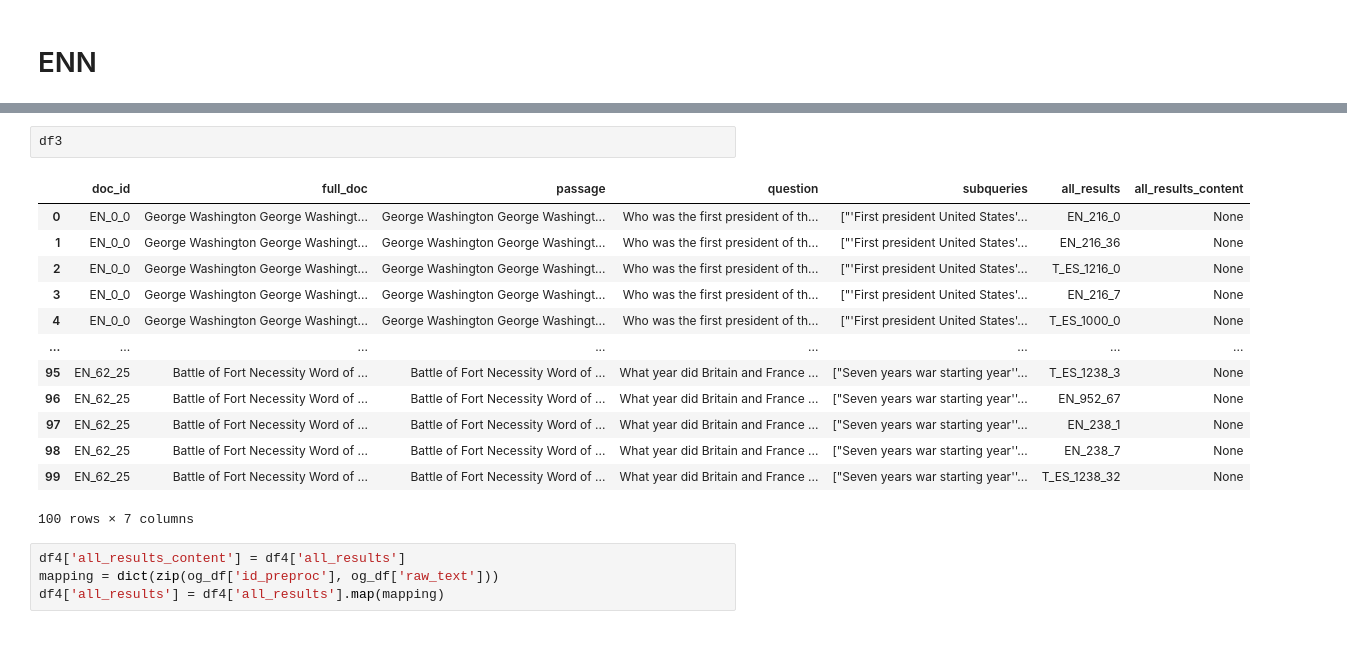
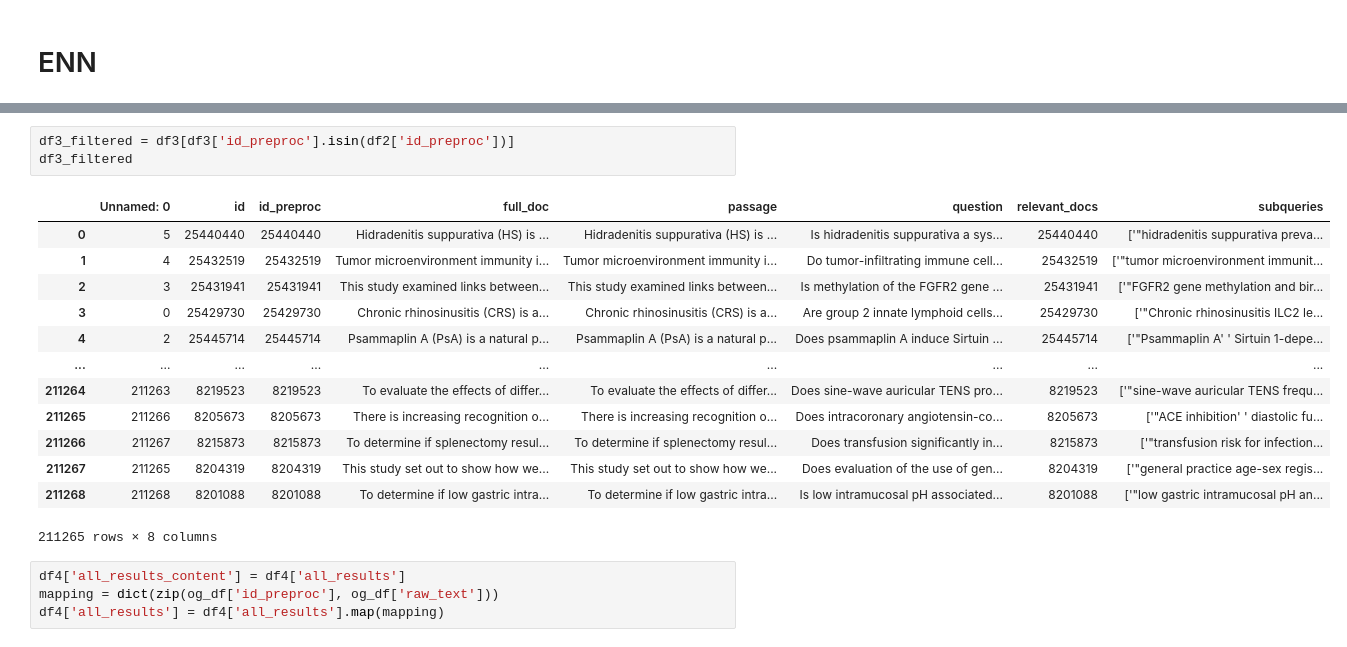
Before and after one commit to AlonsoMad/TFG-LLMs, a Jupyter notebook: notebooks/retrieve.ipynb, the cells around one changed output, grey strips where cells are left out. Saved outputs shown, nothing was run; the diff lists cells and outputs as text.

```diff
--- a/notebooks/retrieve.ipynb
+++ b/notebooks/retrieve.ipynb
@@ -284,19 +287,20 @@ df2
-# %%
-df3
-# %% [output]
-|  | doc_id | full_doc | passage | question | subqueries | all_results | all_results_content |
-| 0 | EN_0_0 | George Washington George Washingt... | George Washington George Washingt... | Who was the first president of th... | ["'First president United States'... | EN_216_0 | None |
-| 1 | EN_0_0 | George Washington George Washingt... | George Washington George Washingt... | Who was the first president of th... | ["'First president United States'... | EN_216_36 | None |
-| 2 | EN_0_0 | George Washington George Washingt... | George Washington George Washingt... | Who was the first president of th... | ["'First president United States'... | T_ES_1216_0 | None |
-| 3 | EN_0_0 | George Washington George Washingt... | George Washington George Washingt... | Who was the first president of th... | ["'First president United States'... | EN_216_7 | None |
-| 4 | EN_0_0 | George Washington George Washingt... | George Washington George Washingt... | Who was the first president of th... | ["'First president United States'... | T_ES_1000_0 | None |
-| ... | ... | ... | ... | ... | ... | ... | ... |
-| 95 | EN_62_25 | Battle of Fort Necessity Word of ... | Battle of Fort Necessity Word of ... | What year did Britain and France ... | ["Seven years war starting year''... | T_ES_1238_3 | None |
-| 96 | EN_62_25 | Battle of Fort Necessity Word of ... | Battle of Fort Necessity Word of ... | What year did Britain and France ... | ["Seven years war starting year''... | EN_952_67 | None |
-| 97 | EN_62_25 | Battle of Fort Necessity Word of ... | Battle of Fort Necessity Word of ... | What year did Britain and France ... | ["Seven years war starting year''... | EN_238_1 | None |
-| 98 | EN_62_25 | Battle of Fort Necessity Word of ... | Battle of Fort Necessity Word of ... | What year did Britain and France ... | ["Seven years war starting year''... | EN_238_7 | None |
-| 99 | EN_62_25 | Battle of Fort Necessity Word of ... | Battle of Fort Necessity Word of ... | What year did Britain and France ... | ["Seven years war starting year''... | T_ES_1238_32 | None |
-100 rows × 7 columns
+# %%
+df3_filtered = df3[df3['id_preproc'].isin(df2['id_preproc'])]
+df3_filtered
+# %% [output]
+|  | Unnamed: 0 | id | id_preproc | full_doc | passage | question | relevant_docs | subqueries |
+| 0 | 5 | 25440440 | 25440440 | Hidradenitis suppurativa (HS) is ... | Hidradenitis suppurativa (HS) is ... | Is hidradenitis suppurativa a sys... | 25440440 | ['"hidradenitis suppurativa preva... |
+| 1 | 4 | 25432519 | 25432519 | Tumor microenvironment immunity i... | Tumor microenvironment immunity i... | Do tumor-infiltrating immune cell... | 25432519 | ['"tumor microenvironment immunit... |
+| 2 | 3 | 25431941 | 25431941 | This study examined links between... | This study examined links between... | Is methylation of the FGFR2 gene ... | 25431941 | ['"FGFR2 gene methylation and bir... |
+| 3 | 0 | 25429730 | 25429730 | Chronic rhinosinusitis (CRS) is a... | Chronic rhinosinusitis (CRS) is a... | Are group 2 innate lymphoid cells... | 25429730 | ['"Chronic rhinosinusitis ILC2 le... |
+| 4 | 2 | 25445714 | 25445714 | Psammaplin A (PsA) is a natural p... | Psammaplin A (PsA) is a natural p... | Does psammaplin A induce Sirtuin ... | 25445714 | ['"Psammaplin A' ' Sirtuin 1-depe... |
+| ... | ... | ... | ... | ... | ... | ... | ... | ... |
+| 211264 | 211263 | 8219523 | 8219523 | To evaluate the effects of differ... | To evaluate the effects of differ... | Does sine-wave auricular TENS pro... | 8219523 | ['"sine-wave auricular TENS frequ... |
+| 211265 | 211266 | 8205673 | 8205673 | There is increasing recognition o... | There is increasing recognition o... | Does intracoronary angiotensin-co... | 8205673 | ['"ACE inhibition' ' diastolic fu... |
+| 211266 | 211267 | 8215873 | 8215873 | To determine if splenectomy resul... | To determine if splenectomy resul... | Does transfusion significantly in... | 8215873 | ['"transfusion risk for infection... |
+| 211267 | 211265 | 8204319 | 8204319 | This study set out to show how we... | This study set out to show how we... | Does evaluation of the use of gen... | 8204319 | ['"general practice age-sex regis... |
+| 211268 | 211268 | 8201088 | 8201088 | To determine if low gastric intra... | To determine if low gastric intra... | Is low intramucosal pH associated... | 8201088 | ['"low gastric intramucosal pH an... |
+211265 rows × 8 columns
 # %%
 df4['all_results_content'] = df4['all_results']
 mapping = dict(zip(og_df['id_preproc'], og_df['raw_text']))
```
Also changed, not shown: parts of 3 cells of this notebook, 6 other files.
